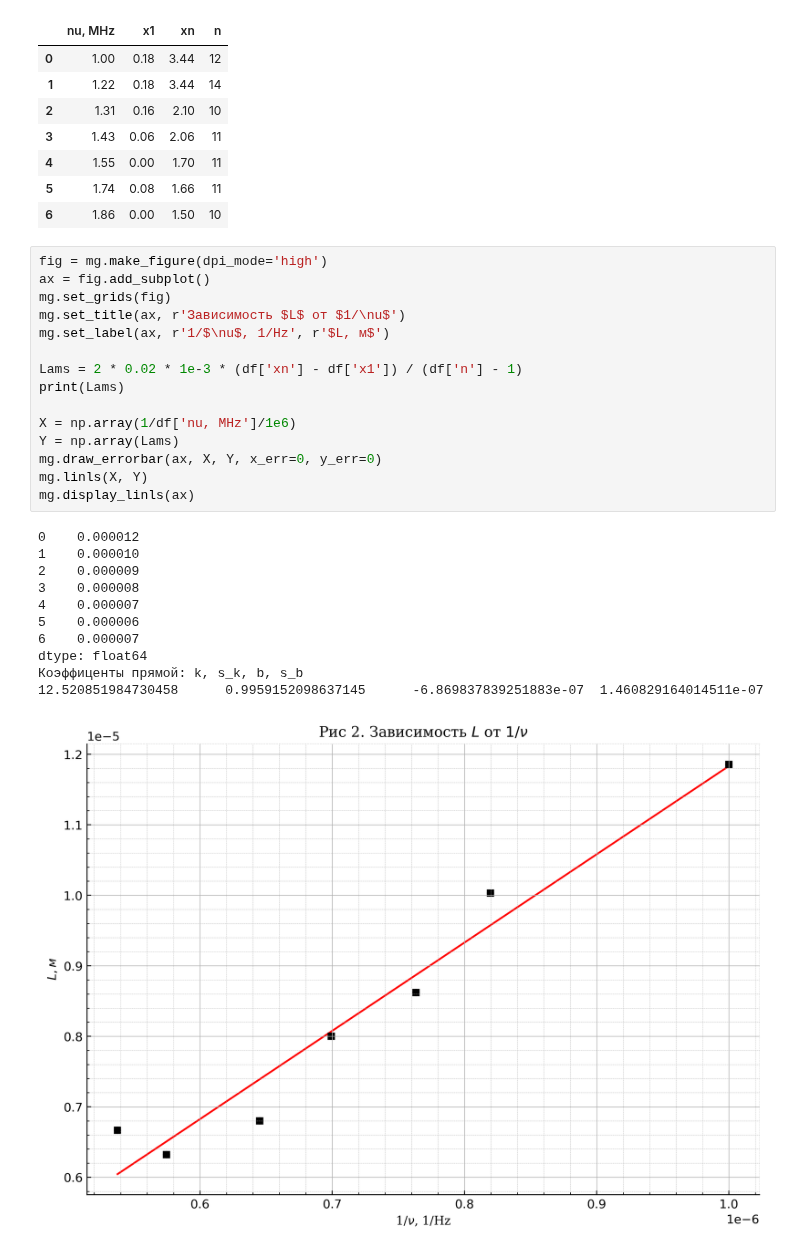
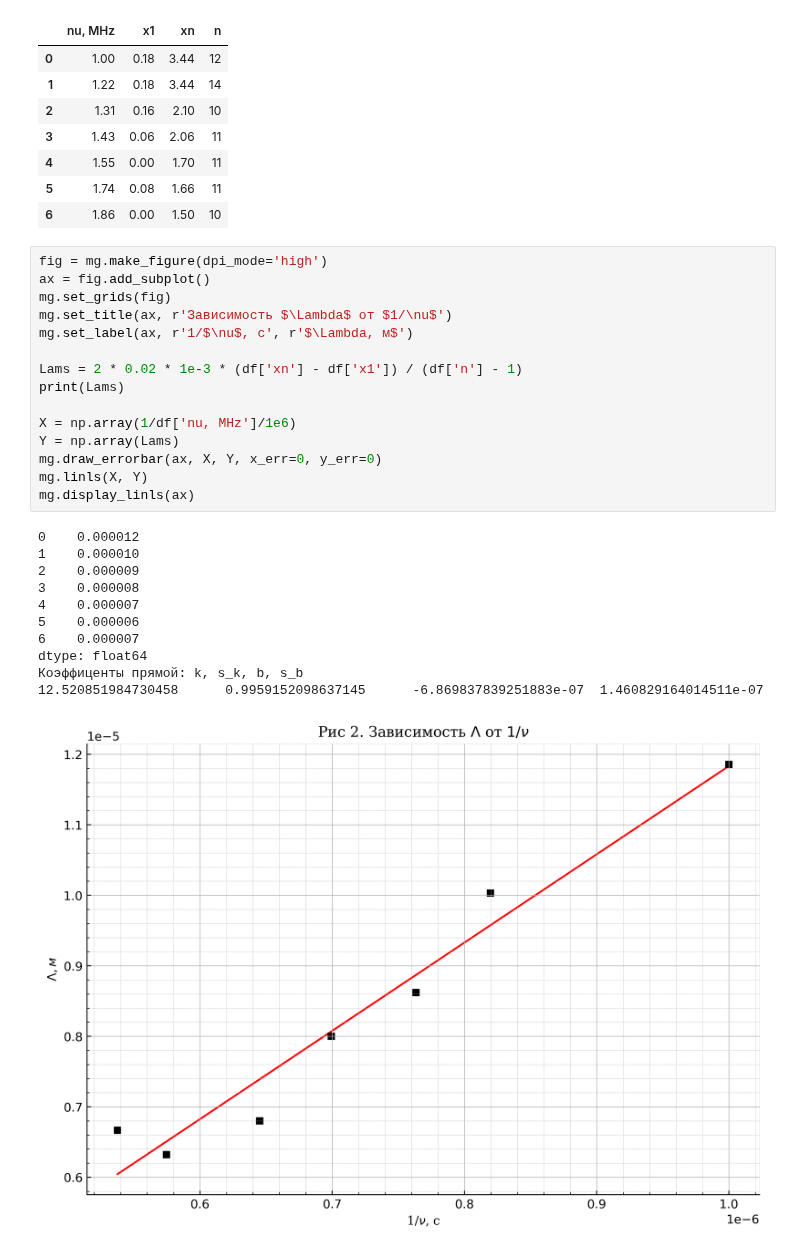
Before and after one commit to alxlnx/labs, a Jupyter notebook: 4.3.2/4.3.2.ipynb, the cells around one changed output. Drawn from its saved outputs; the diff is of its cells as text.

```diff
--- a/4.3.2/4.3.2.ipynb
+++ b/4.3.2/4.3.2.ipynb
@@ -83,27 +83,27 @@ df
 # %%
 fig = mg.make_figure(dpi_mode='high')
 ax = fig.add_subplot()
 mg.set_grids(fig)
-mg.set_title(ax, r'Зависимость $L$ от $1/\nu$')
-mg.set_label(ax, r'1/$\nu$, 1/Hz', r'$L, м$')
+mg.set_title(ax, r'Зависимость $\Lambda$ от $1/\nu$')
+mg.set_label(ax, r'1/$\nu$, с', r'$\Lambda, м$')
 
 Lams = 2 * 0.02 * 1e-3 * (df['xn'] - df['x1']) / (df['n'] - 1)
 print(Lams)
 
 X = np.array(1/df['nu, MHz']/1e6)
 Y = np.array(Lams)
 mg.draw_errorbar(ax, X, Y, x_err=0, y_err=0)
 mg.linls(X, Y)
 mg.display_linls(ax)
 # %% [output]
 0    0.000012
 1    0.000010
 2    0.000009
 3    0.000008
 4    0.000007
 5    0.000006
 6    0.000007
 dtype: float64
 Коэффиценты прямой: k, s_k, b, s_b
 12.520851984730458      0.9959152098637145      -6.869837839251883e-07  1.460829164014511e-07
-[figure, old version]
+[figure, new version]
```
